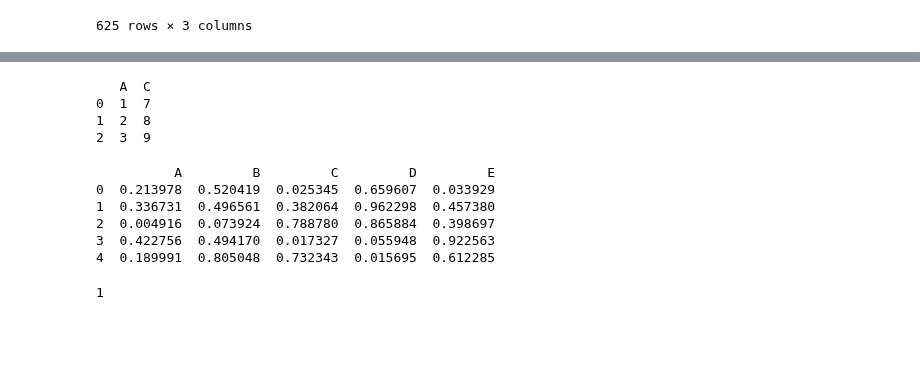
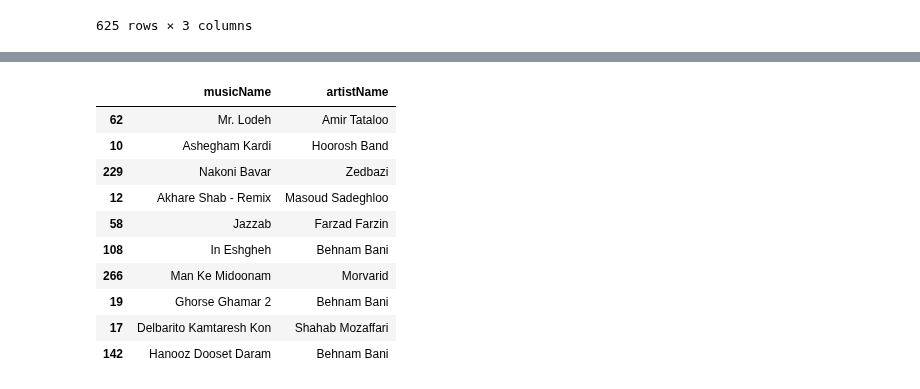
Before and after one commit to behnamy2010/Music-recommender-system, a Jupyter notebook: music recommender system.ipynb, the cells around one changed output, grey strips where cells are left out. Cells and saved outputs as stored; diff of their text form; code cells hidden in the pictures; blank space fills up the shorter version.

```diff
--- a/music recommender system.ipynb
+++ b/music recommender system.ipynb
@@ -347,41 +230,0 @@ NameError: name 'df2' is not defined
-# %%
-import pandas as pd
-
-# Sample DataFrame
-data = {
-    'A': [1, 2, 3],
-    'B': [4.0, 5.0, 6.0],
-    'C': [7, 8, 9],
-    'D': ['a', 'b', 'c']
-}
-df = pd.DataFrame(data)
-
-# Select all columns with integer type
-int_columns = df.select_dtypes(include='int')
-
-print(int_columns)
-# %% [output]
-   A  C
-0  1  7
-1  2  8
-2  3  9
-# %%
-import pandas as pd
-import numpy as np
-
-# ایجاد دو DataFrame نمونه
-df1 = pd.DataFrame(np.random.rand(5, 3), columns=['A', 'B', 'C'])
-df2 = pd.DataFrame(np.random.rand(5, 2), columns=['D', 'E'])
-
-# چسباندن DataFrameها به صورت افقی
-df_combined = pd.concat([df1, df2], axis=1)
-
-# نمایش نتیجه
-print(df_combined)
-# %% [output]
-          A         B         C         D         E
-0  0.213978  0.520419  0.025345  0.659607  0.033929
-1  0.336731  0.496561  0.382064  0.962298  0.457380
-2  0.004916  0.073924  0.788780  0.865884  0.398697
-3  0.422756  0.494170  0.017327  0.055948  0.922563
-4  0.189991  0.805048  0.732343  0.015695  0.612285
@@ -391,4 +231,15 @@ indices = pd.Series(df.index,
-# %%
-indices["Behet Ghol Midam"]
-# %% [output]
-1
+# %%
+from RJ_Recommendation_System import *
+radio_javan_recommendation("100 Rishteri")
+# %% [output]
+|  | musicName | artistName |
+| 62 | Mr. Lodeh | Amir Tataloo |
+| 10 | Ashegham Kardi | Hoorosh Band |
+| 229 | Nakoni Bavar | Zedbazi |
+| 12 | Akhare Shab - Remix | Masoud Sadeghloo |
+| 58 | Jazzab | Farzad Farzin |
+| 108 | In Eshgheh | Behnam Bani |
+| 266 | Man Ke Midoonam | Morvarid |
+| 19 | Ghorse Ghamar 2 | Behnam Bani |
+| 17 | Delbarito Kamtaresh Kon | Shahab Mozaffari |
+| 142 | Hanooz Dooset Daram | Behnam Bani |
```
Also changed, not shown: parts of 13 cells of this notebook.
